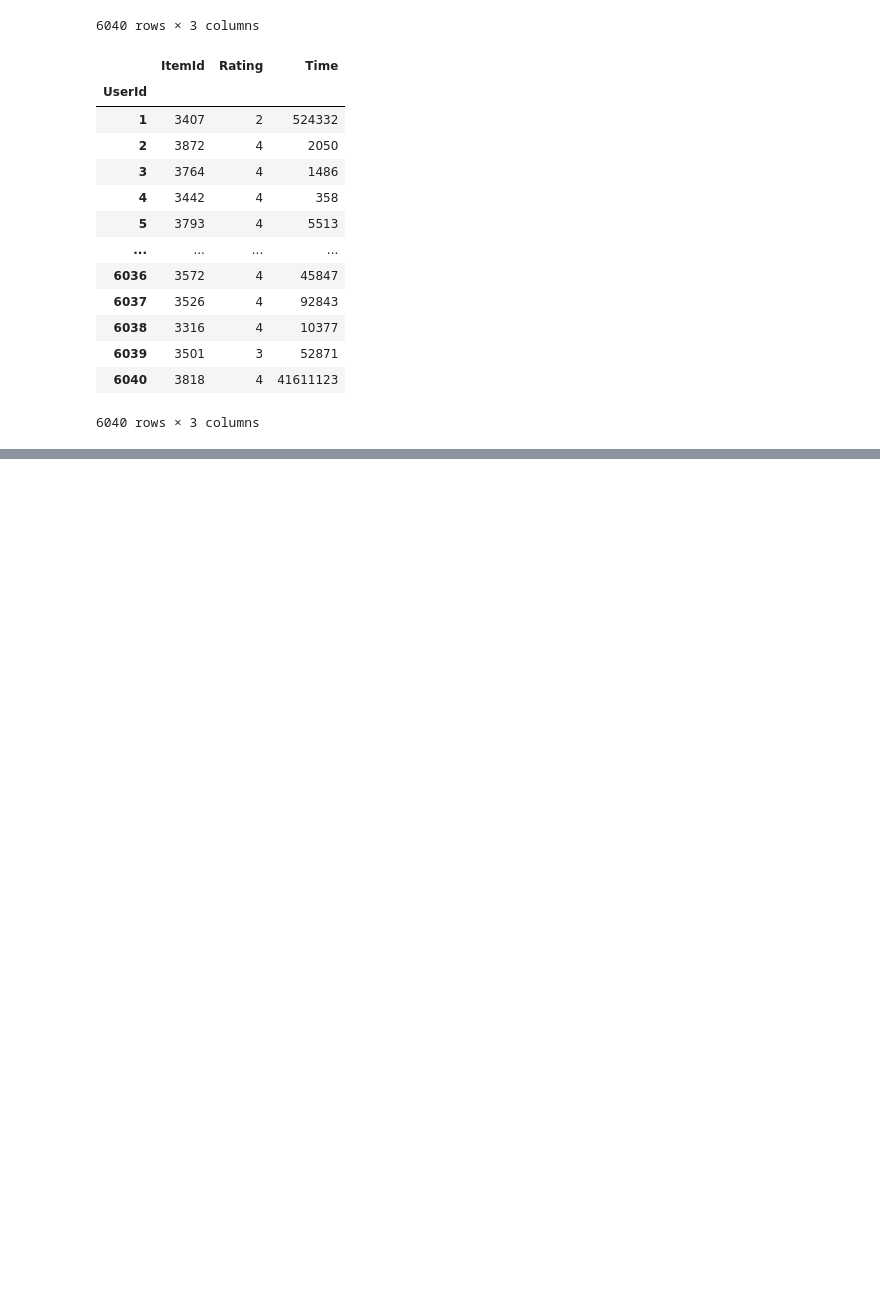
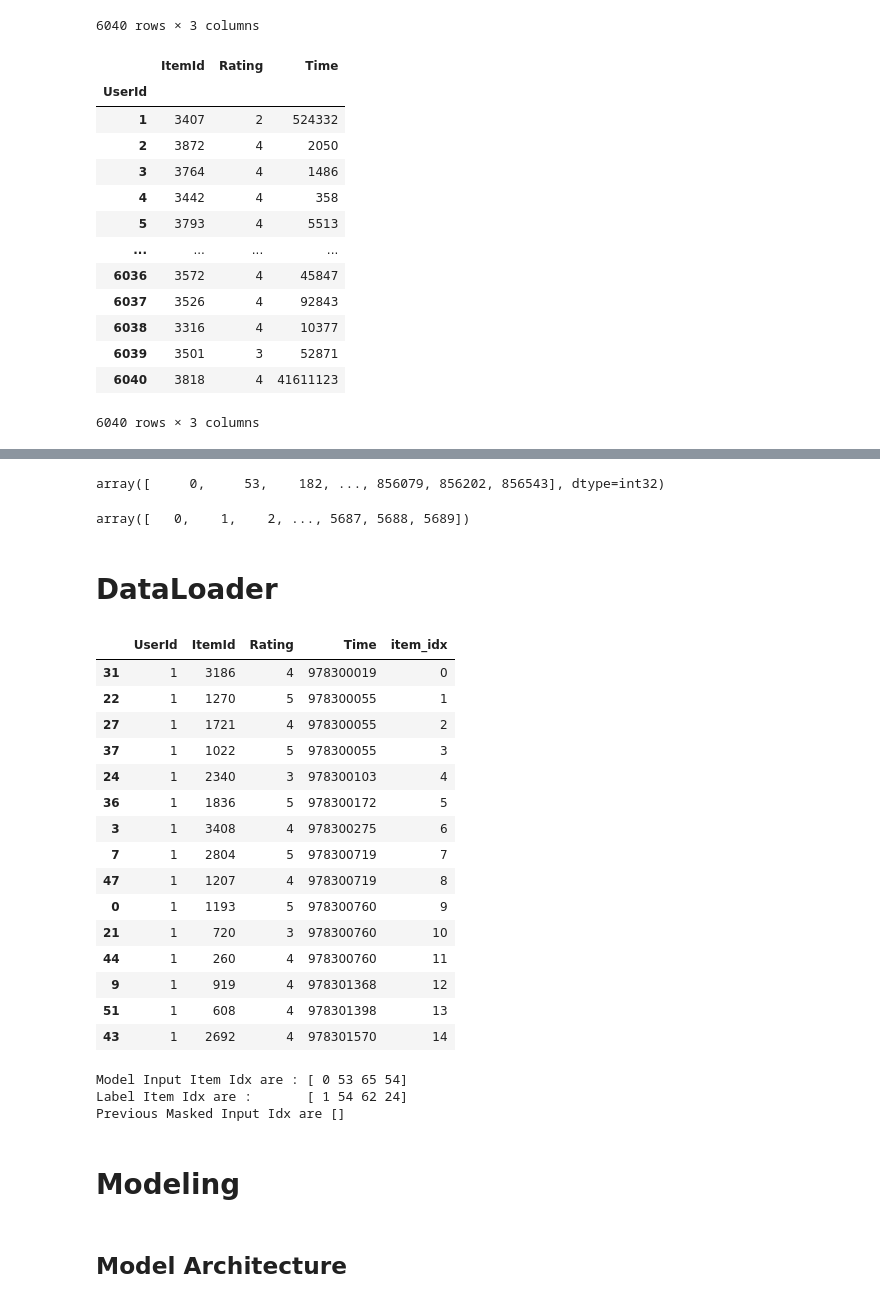
Before and after one commit to estela19/AIFFEL, a Jupyter notebook: exp12/baseline.ipynb, the cells around one changed output, grey strips where cells are left out. Drawn from its saved outputs; the diff is of its cells as text; code cells hidden in the pictures; blank space fills up the shorter version.

```diff
--- a/exp12/baseline.ipynb
+++ b/exp12/baseline.ipynb
@@ -67,0 +231,3 @@ data.groupby('UserId').max() - data.groupby('UserId').min()
+# %%
+tr, test = split_by_date(data, n_days=100)
+tr, val = split_by_date(tr, n_days=100)
@@ -67,0 +268,11 @@ data.groupby('UserId').max() - data.groupby('UserId').min()
+# %%
+# train set에 없는 아이템이 val, test기간에 생길 수 있으므로 train data를 기준으로 인덱싱합니다.
+id2idx = {item_id : index for index, item_id in enumerate(tr['ItemId'].unique())}
+
+def indexing(df, id2idx):
+    df['item_idx'] = df['ItemId'].map(lambda x: id2idx.get(x, -1))  # id2idx에 없는 아이템은 모르는 값(-1) 처리 해줍니다.
+    return df
+
+tr = indexing(tr, id2idx)
+val = indexing(val, id2idx)
+test = indexing(test, id2idx)
@@ -67,0 +281,19 @@ data.groupby('UserId').max() - data.groupby('UserId').min()
+# %%
+class SessionDataset:
+    """Credit to yhs-968/pyGRU4REC."""
+
+    def __init__(self, data):
+        self.df = data
+        self.click_offsets = self.get_click_offsets()
+        self.session_idx = np.arange(self.df['UserId'].nunique())  # indexing to SessionId
+
+    def get_click_offsets(self):
+        """
+        Return the indexes of the first click of each session IDs,
+        """
+        offsets = np.zeros(self.df['UserId'].nunique() + 1, dtype=np.int32)
+        offsets[1:] = self.df.groupby('UserId').size().cumsum()
+        return offsets
+# %%
+tr_dataset = SessionDataset(tr)
+tr_dataset.df.head(10)
@@ -67,0 +312,10 @@ data.groupby('UserId').max() - data.groupby('UserId').min()
+# %%
+tr_dataset.click_offsets
+# %% [output]
+array([     0,     53,    182, ..., 856079, 856202, 856543], dtype=int32)
+# %%
+tr_dataset.session_idx
+# %% [output]
+array([   0,    1,    2, ..., 5687, 5688, 5689])
+# %% [markdown]
+# DataLoader
@@ -67,0 +382,20 @@ data.groupby('UserId').max() - data.groupby('UserId').min()
+# %%
+tr_data_loader = SessionDataLoader(tr_dataset, batch_size=4)
+tr_dataset.df.head(15)
+# %% [output]
+|  | UserId | ItemId | Rating | Time | item_idx |
+| 31 | 1 | 3186 | 4 | 978300019 | 0 |
+| 22 | 1 | 1270 | 5 | 978300055 | 1 |
+| 27 | 1 | 1721 | 4 | 978300055 | 2 |
+| 37 | 1 | 1022 | 5 | 978300055 | 3 |
+| 24 | 1 | 2340 | 3 | 978300103 | 4 |
+| 36 | 1 | 1836 | 5 | 978300172 | 5 |
+| 3 | 1 | 3408 | 4 | 978300275 | 6 |
+| 7 | 1 | 2804 | 5 | 978300719 | 7 |
+| 47 | 1 | 1207 | 4 | 978300719 | 8 |
+| 0 | 1 | 1193 | 5 | 978300760 | 9 |
+| 21 | 1 | 720 | 3 | 978300760 | 10 |
+| 44 | 1 | 260 | 4 | 978300760 | 11 |
+| 9 | 1 | 919 | 4 | 978301368 | 12 |
+| 51 | 1 | 608 | 4 | 978301398 | 13 |
+| 43 | 1 | 2692 | 4 | 978301570 | 14 |
@@ -67,0 +404,11 @@ data.groupby('UserId').max() - data.groupby('UserId').min()
+# %%
+inputs, labels, mask =  next(iter_ex)
+print(f'Model Input Item Idx are : {inputs}')
+print(f'Label Item Idx are : {"":5} {labels}')
+print(f'Previous Masked Input Idx are {mask}')
+# %% [output]
+Model Input Item Idx are : [ 0 53 65 54]
+Label Item Idx are :       [ 1 54 62 24]
+Previous Masked Input Idx are []
+# %% [markdown]
+# Modeling
@@ -67,0 +427,2 @@ data.groupby('UserId').max() - data.groupby('UserId').min()
+# %% [markdown]
+## Model Architecture
```
Also changed, not shown: parts of 33 cells of this notebook, 1 other file.
